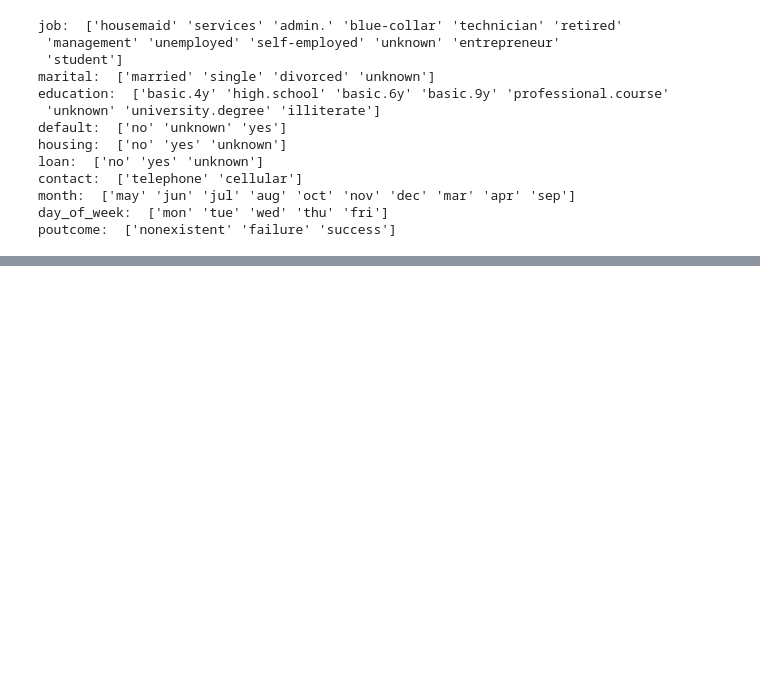
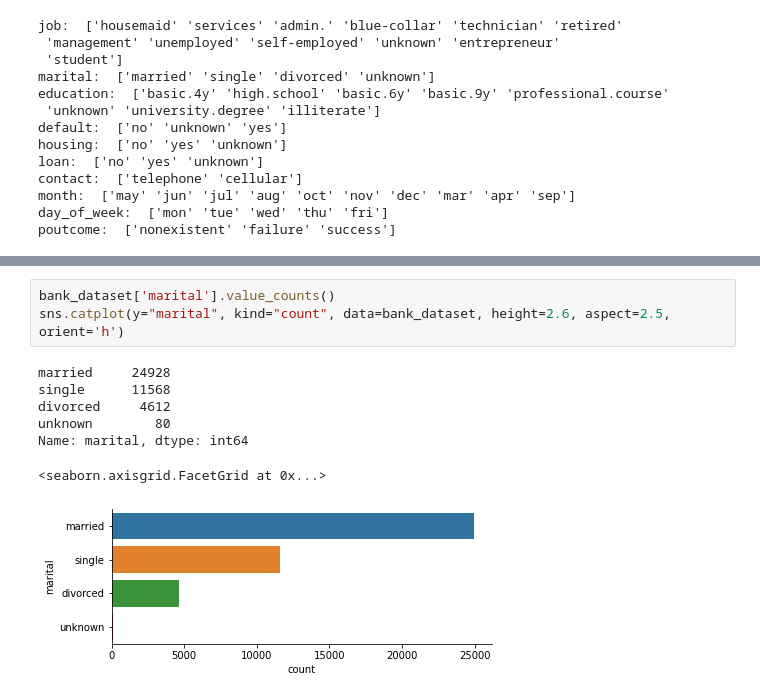
Before and after one commit to hdushan/optus_u_ai_ml_assignment, a Jupyter notebook: assignment.ipynb, the cells around one changed output, grey strips where cells are left out. Saved outputs shown, nothing was run; the diff lists cells and outputs as text; blank space fills up the shorter version.

```diff
--- a/assignment.ipynb
+++ b/assignment.ipynb
@@ -233,0 +251,11 @@ poutcome:  ['nonexistent' 'failure' 'success']
+# %%
+bank_dataset['marital'].value_counts()
+sns.catplot(y="marital", kind="count", data=bank_dataset, height=2.6, aspect=2.5, orient='h')
+# %% [output]
+married     24928
+single      11568
+divorced     4612
+unknown        80
+Name: marital, dtype: int64
+<seaborn.axisgrid.FacetGrid at 0x...>
+[figure, added]
```
Also changed, not shown: parts of 18 cells of this notebook.
